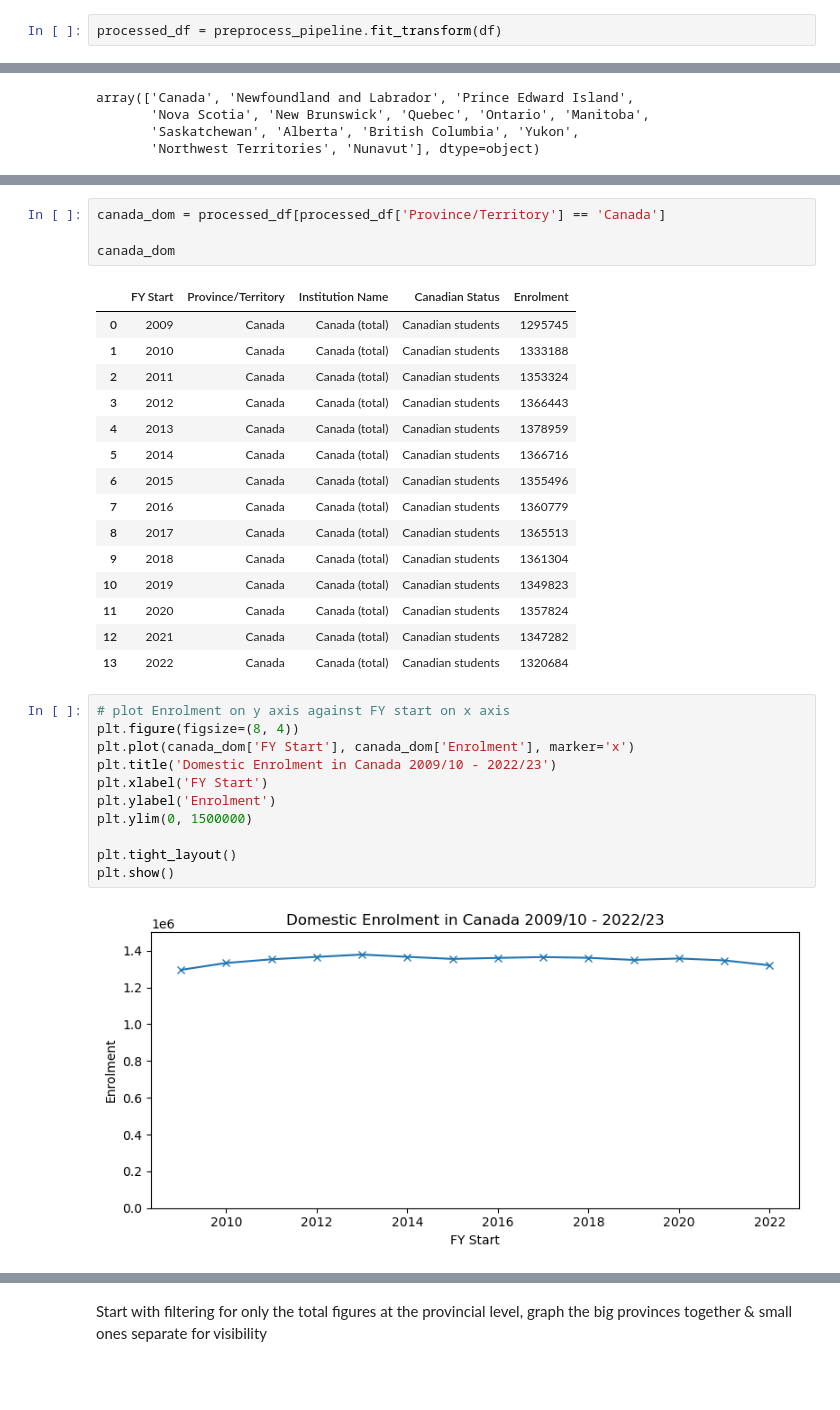
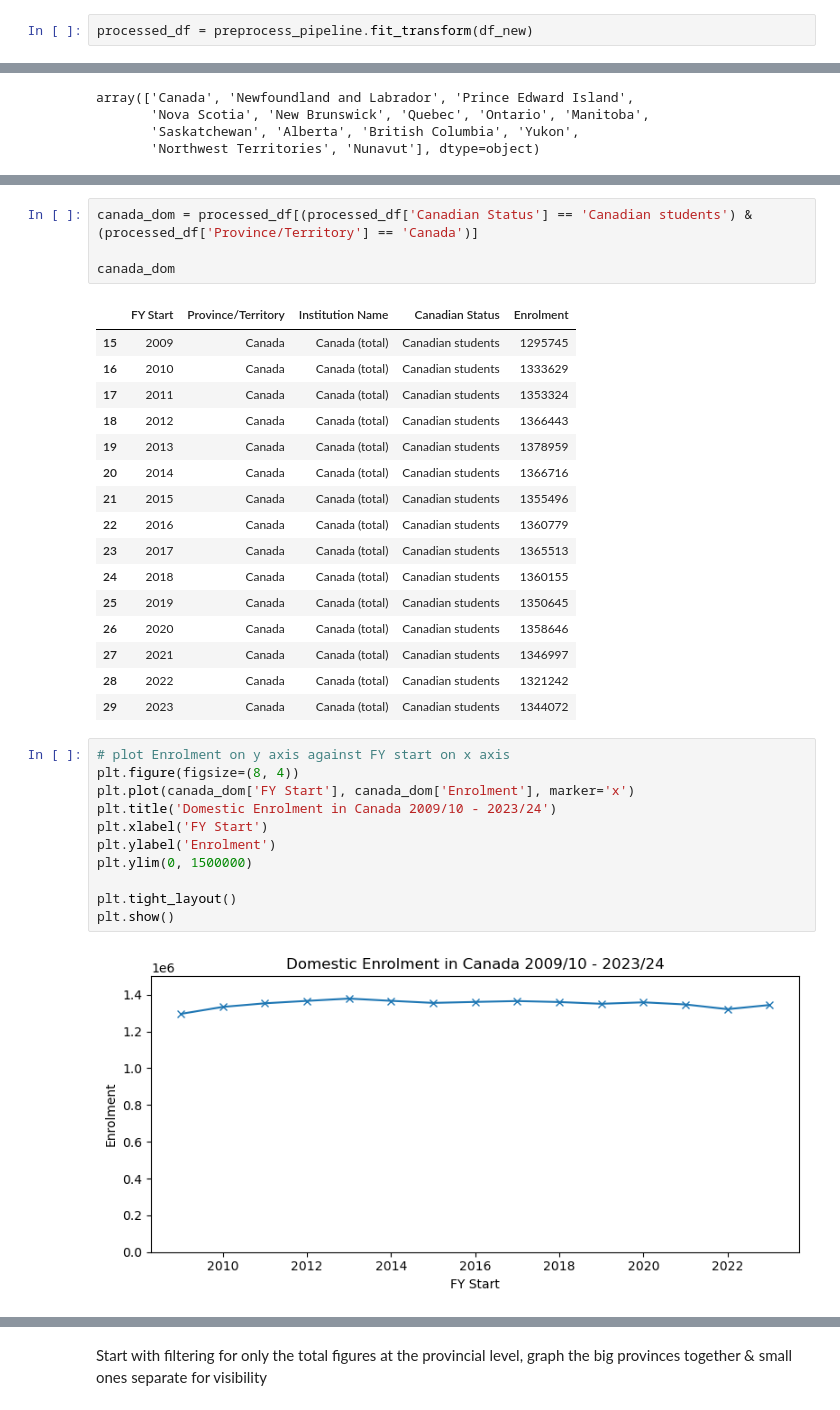
Before and after one commit to tjjdoherty/canadian-psi-project, a Jupyter notebook: domestic_intl.ipynb, the cells around one changed output, grey strips where cells are left out. Saved outputs shown, nothing was run; the diff lists cells and outputs as text; blank space fills up the shorter version.

```diff
--- a/domestic_intl.ipynb
+++ b/domestic_intl.ipynb
@@ -153,7 +186,7 @@ preprocess_pipeline = Pipeline(steps=[
 # %% [markdown]
 ### Apply the pipeline
 # %%
-processed_df = preprocess_pipeline.fit_transform(df)
+processed_df = preprocess_pipeline.fit_transform(df_new)
 # %%
 processed_df.sample(6)
 # %% [output]
@@ -209,34 +262,35 @@ array(['Canada', 'Newfoundland and Labrador', 'Prince Edward Island',
 # %%
-canada_dom = processed_df[processed_df['Province/Territory'] == 'Canada']
+canada_dom = processed_df[(processed_df['Canadian Status'] == 'Canadian students') & (processed_df['Province/Territory'] == 'Canada')]
 
 canada_dom
 # %% [output]
 |  | FY Start | Province/Territory | Institution Name | Canadian Status | Enrolment |
-| 0 | 2009 | Canada | Canada (total) | Canadian students | 1295745 |
-| 1 | 2010 | Canada | Canada (total) | Canadian students | 1333188 |
-| 2 | 2011 | Canada | Canada (total) | Canadian students | 1353324 |
-| 3 | 2012 | Canada | Canada (total) | Canadian students | 1366443 |
-| 4 | 2013 | Canada | Canada (total) | Canadian students | 1378959 |
-| 5 | 2014 | Canada | Canada (total) | Canadian students | 1366716 |
-| 6 | 2015 | Canada | Canada (total) | Canadian students | 1355496 |
-| 7 | 2016 | Canada | Canada (total) | Canadian students | 1360779 |
-| 8 | 2017 | Canada | Canada (total) | Canadian students | 1365513 |
-| 9 | 2018 | Canada | Canada (total) | Canadian students | 1361304 |
-| 10 | 2019 | Canada | Canada (total) | Canadian students | 1349823 |
-| 11 | 2020 | Canada | Canada (total) | Canadian students | 1357824 |
-| 12 | 2021 | Canada | Canada (total) | Canadian students | 1347282 |
-| 13 | 2022 | Canada | Canada (total) | Canadian students | 1320684 |
+| 15 | 2009 | Canada | Canada (total) | Canadian students | 1295745 |
+| 16 | 2010 | Canada | Canada (total) | Canadian students | 1333629 |
+| 17 | 2011 | Canada | Canada (total) | Canadian students | 1353324 |
+| 18 | 2012 | Canada | Canada (total) | Canadian students | 1366443 |
+| 19 | 2013 | Canada | Canada (total) | Canadian students | 1378959 |
+| 20 | 2014 | Canada | Canada (total) | Canadian students | 1366716 |
+| 21 | 2015 | Canada | Canada (total) | Canadian students | 1355496 |
+| 22 | 2016 | Canada | Canada (total) | Canadian students | 1360779 |
+| 23 | 2017 | Canada | Canada (total) | Canadian students | 1365513 |
+| 24 | 2018 | Canada | Canada (total) | Canadian students | 1360155 |
+| 25 | 2019 | Canada | Canada (total) | Canadian students | 1350645 |
+| 26 | 2020 | Canada | Canada (total) | Canadian students | 1358646 |
+| 27 | 2021 | Canada | Canada (total) | Canadian students | 1346997 |
+| 28 | 2022 | Canada | Canada (total) | Canadian students | 1321242 |
+| 29 | 2023 | Canada | Canada (total) | Canadian students | 1344072 |
 # %%
 # plot Enrolment on y axis against FY start on x axis
 plt.figure(figsize=(8, 4))
 plt.plot(canada_dom['FY Start'], canada_dom['Enrolment'], marker='x')
-plt.title('Domestic Enrolment in Canada 2009/10 - 2022/23')
+plt.title('Domestic Enrolment in Canada 2009/10 - 2023/24')
 plt.xlabel('FY Start')
 plt.ylabel('Enrolment')
 plt.ylim(0, 1500000)
 
 plt.tight_layout()
 plt.show()
 # %% [output]
-[figure, old version]
+[figure, new version]
 # %% [markdown]
```
Also changed, not shown: parts of 60 cells of this notebook.
